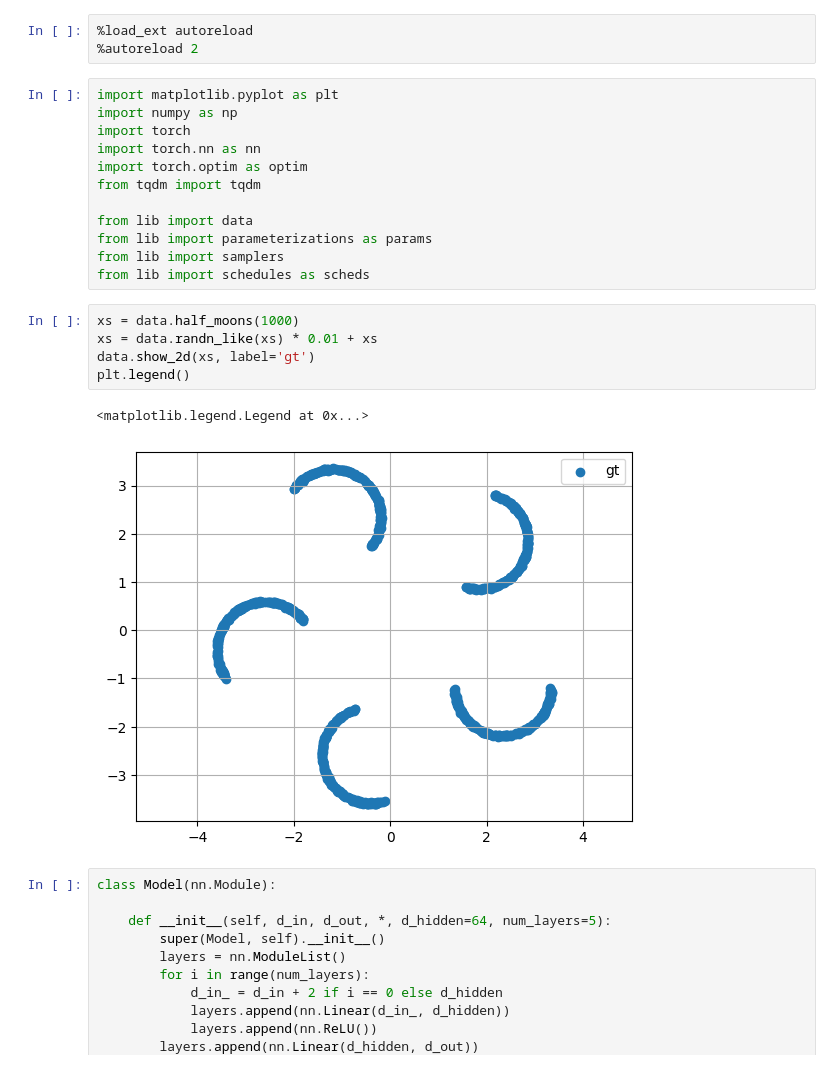
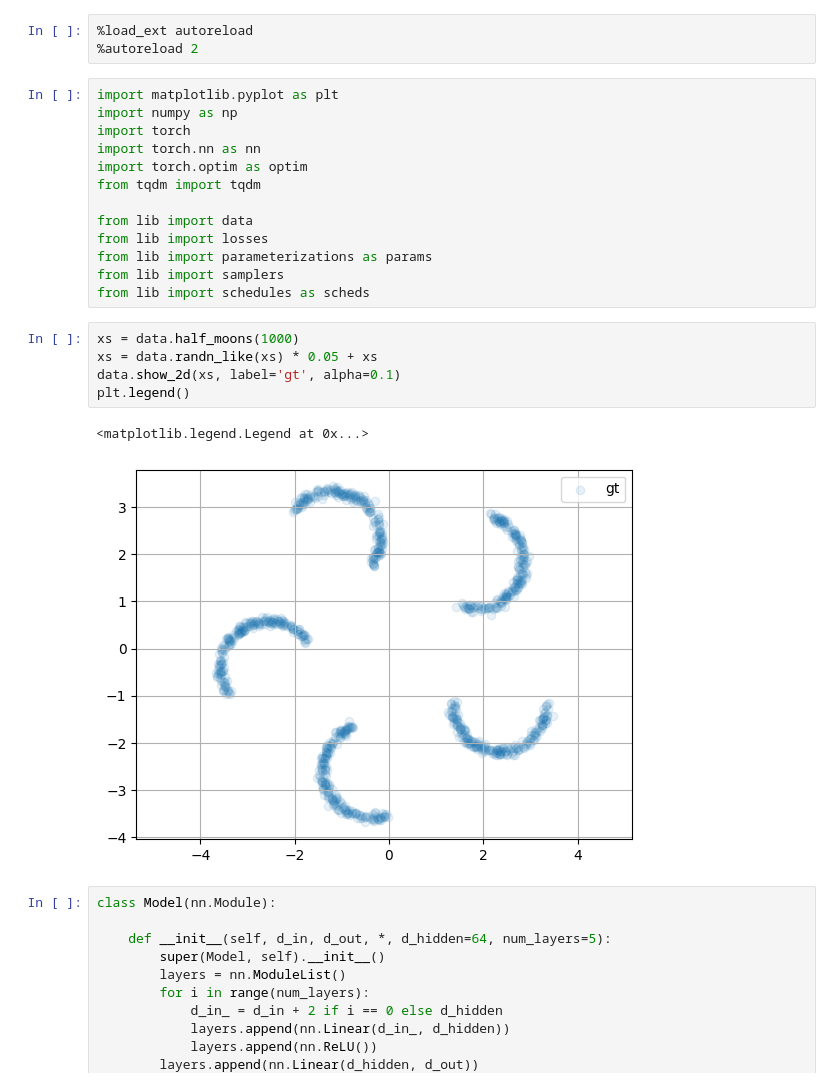
Before and after one commit to duckworthd/diffusion2d, a Jupyter notebook: main.ipynb, the cells around one changed output. Drawn from its saved outputs; the diff is of its cells as text.

```diff
--- a/main.ipynb
+++ b/main.ipynb
@@ -10,17 +10,18 @@ import torch.optim as optim
 from tqdm import tqdm
 
 from lib import data
+from lib import losses
 from lib import parameterizations as params
 from lib import samplers
 from lib import schedules as scheds
 # %%
 xs = data.half_moons(1000)
-xs = data.randn_like(xs) * 0.01 + xs
-data.show_2d(xs, label='gt')
+xs = data.randn_like(xs) * 0.05 + xs
+data.show_2d(xs, label='gt', alpha=0.1)
 plt.legend()
 # %% [output]
 <matplotlib.legend.Legend at 0x...>
-[figure, old version]
+[figure, new version]
 # %%
 class Model(nn.Module):
 
```
Also changed, not shown: parts of 6 cells of this notebook, 4 other files.
